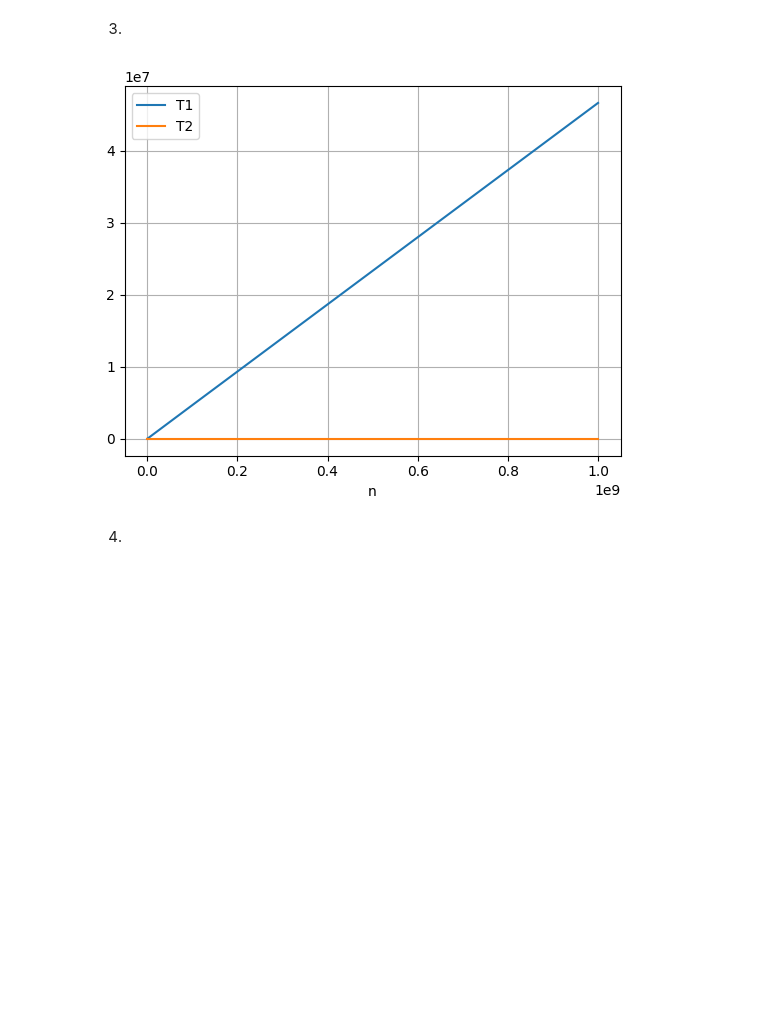
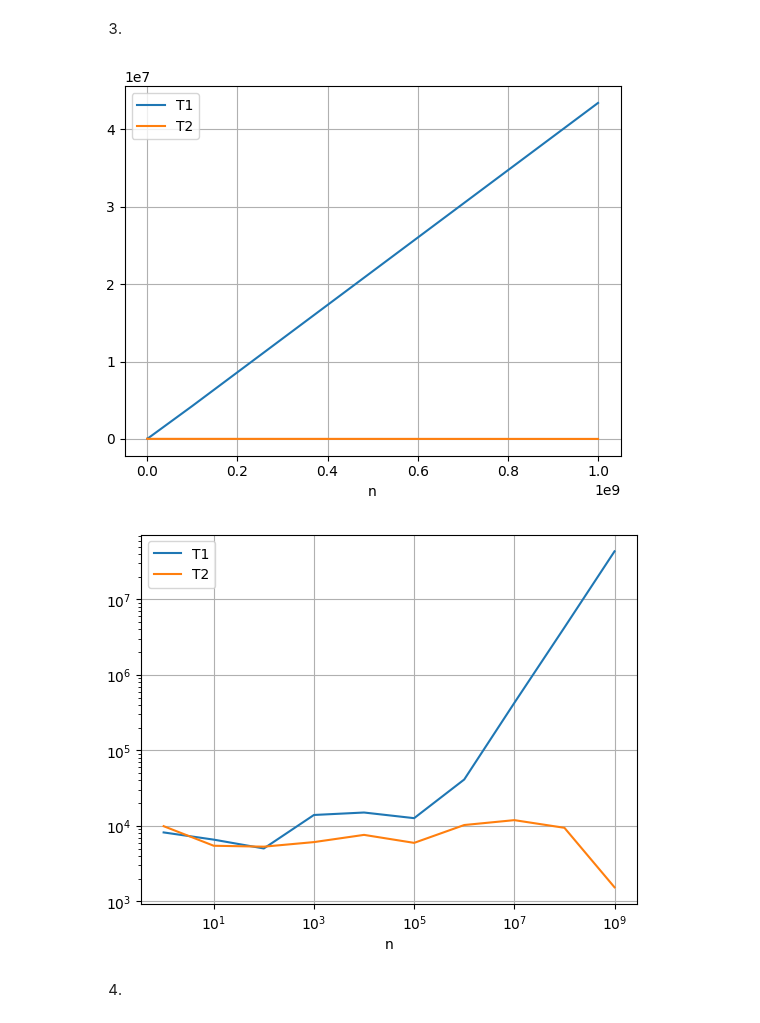
Before and after one commit to Gabeinstein/cmp-3002-fall22-gona, a Jupyter notebook: Deber 1/Deber1.ipynb, the cells around one changed output. Saved outputs shown, nothing was run; the diff lists cells and outputs as text; code cells hidden in the pictures; blank space fills up the shorter version.

```diff
--- a/Deber 1/Deber1.ipynb
+++ b/Deber 1/Deber1.ipynb
@@ -300,14 +310,18 @@ Tiempo de la funcion sum2:
 3.
 # %%
 plot2 = pd.DataFrame()
-plot2['T1'] = T1
+plot2['T1'] = T1    #A los resultados se los incluye en un DataFrame para visualizarlos
 plot2['T2'] = T2
 plot2['n'] = n
 
+#Plot
 plot2.plot(x='n', y= ['T1','T2'])
 plt.grid()
+plot2.plot(x='n', y= ['T1','T2'], loglog=True)  #Ejes logaritmicos
+plt.grid()
 # %% [output]
-[figure, old version]
+[figure, new version]
+[figure, added]
 # %% [markdown]
 4.
 # %% [markdown]
```
Also changed, not shown: parts of 25 cells of this notebook, 26 other files.
